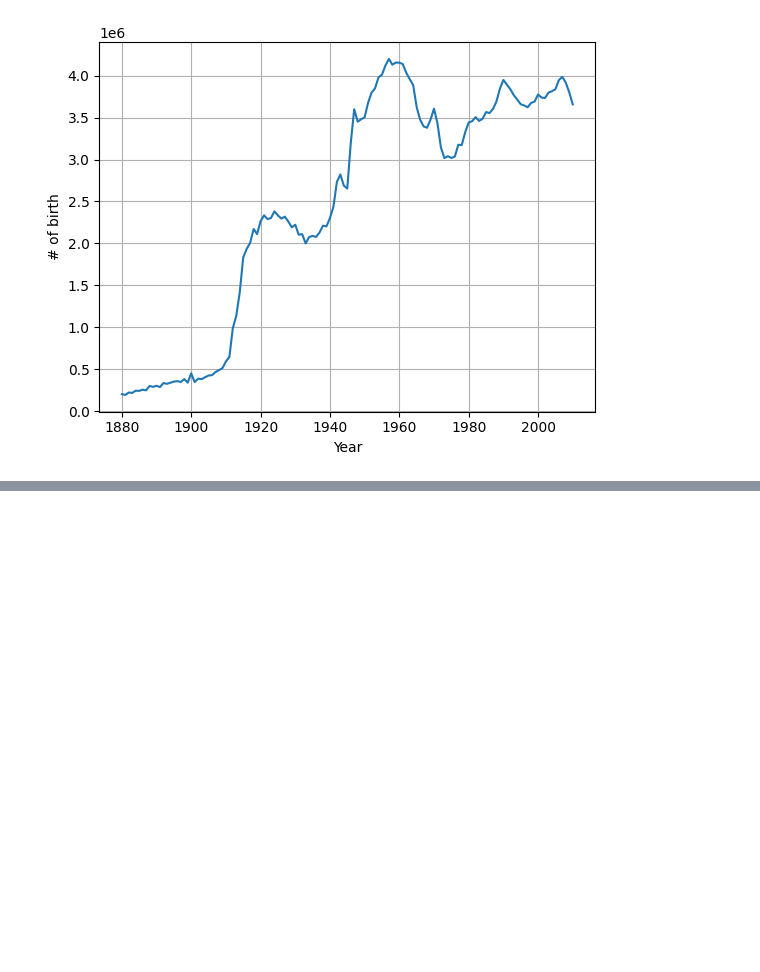
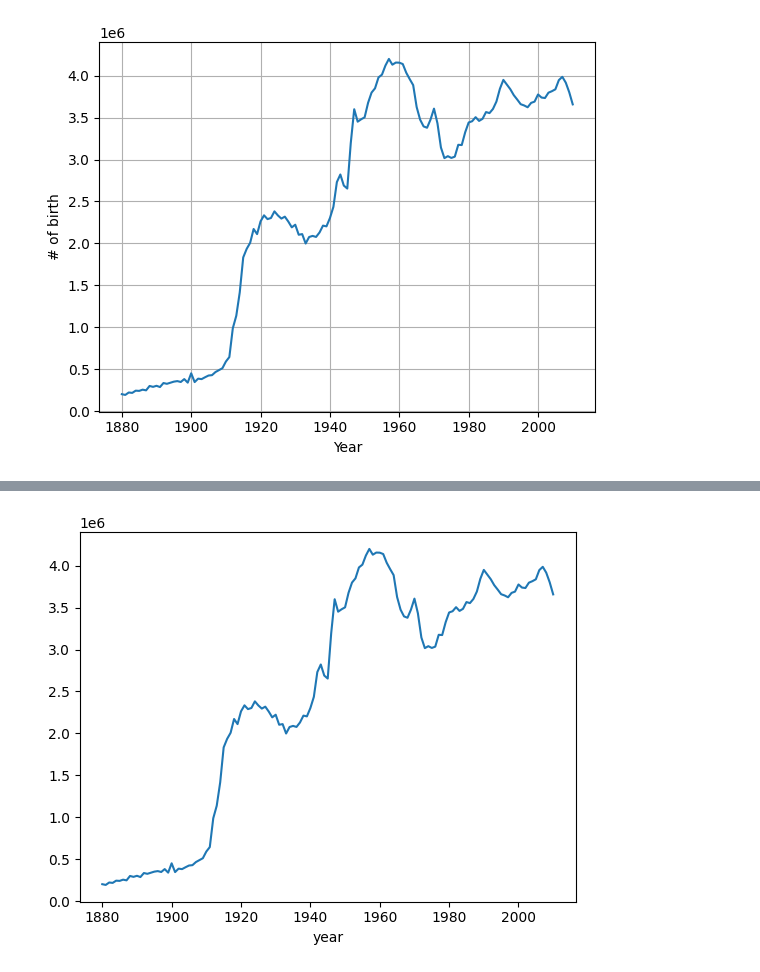
Before and after one commit to baesaa0304/StudyIT, a Jupyter notebook: py19_yob.ipynb, the cells around one changed output, grey strips where cells are left out. Saved outputs shown, nothing was run; the diff lists cells and outputs as text; code cells hidden in the pictures; blank space fills up the shorter version.

```diff
--- a/py19_yob.ipynb
+++ b/py19_yob.ipynb
@@ -160,0 +166,6 @@ plt.show()
+# %%
+sns.lineplot(x=births_by_year.index, y= births_by_year.values)
+
+plt.show()
+# %% [output]
+[figure, added]
```
Also changed, not shown: parts of 9 cells of this notebook.
